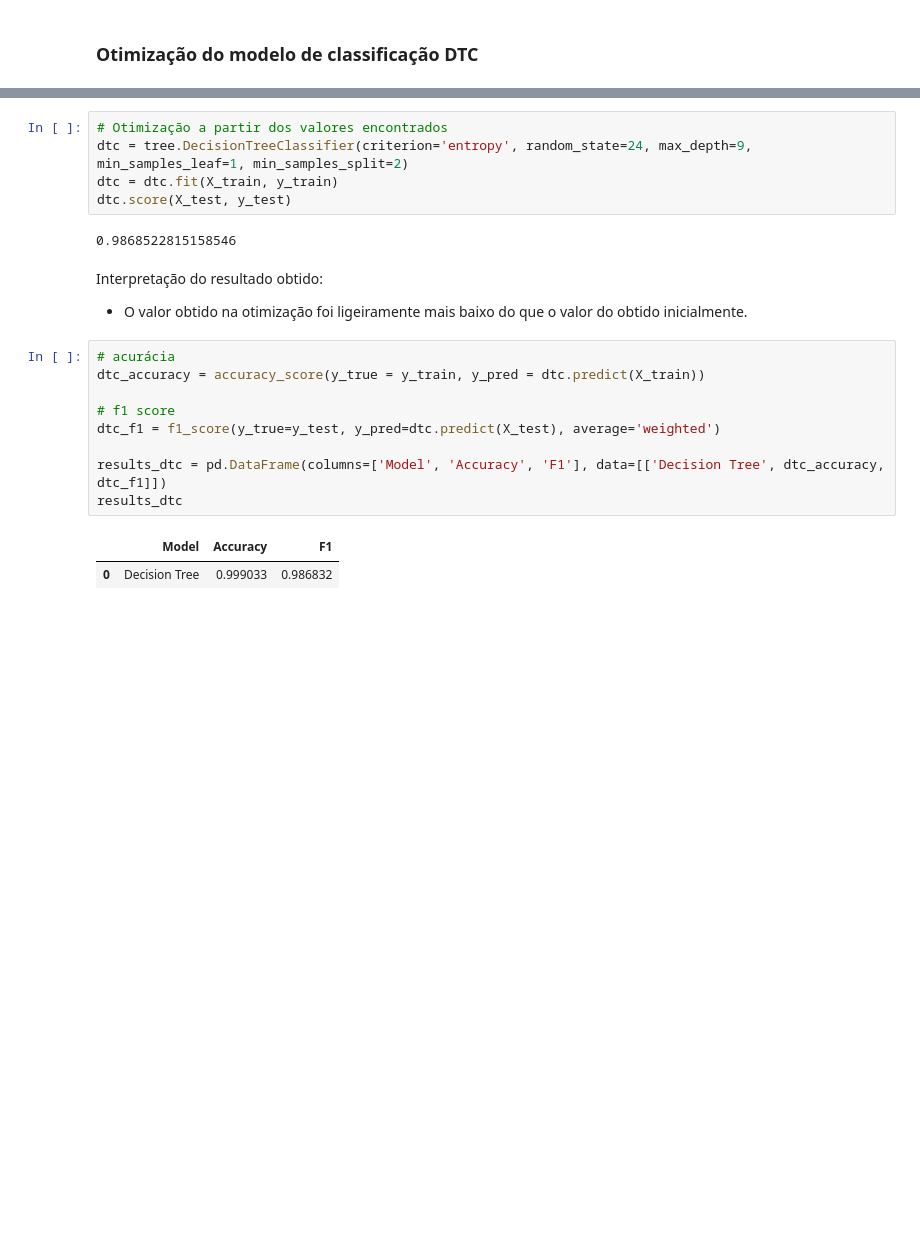
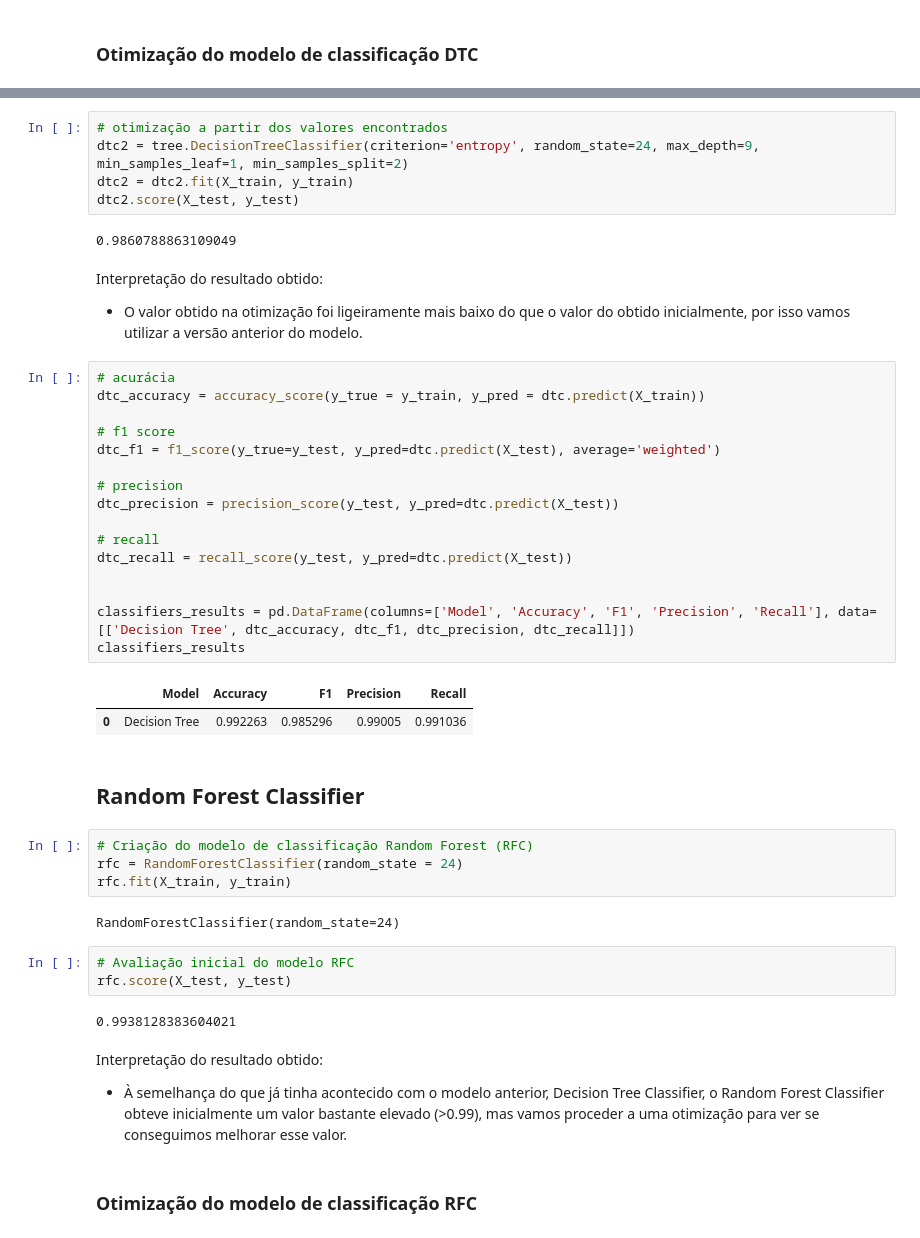
Before and after one commit to miguelamoreira/wineNotebook, a Jupyter notebook: notebook/grupo1.ipynb, the cells around one changed output, grey strips where cells are left out. Drawn from its saved outputs; the diff is of its cells as text; blank space fills up the shorter version.

Commit message:
classificação (devem faltar as confusion matrix e comentarios)

```diff
--- a/notebook/grupo1.ipynb
+++ b/notebook/grupo1.ipynb
@@ -302,22 +300,47 @@ Best parameters:
 # %%
-# Otimização a partir dos valores encontrados
-dtc = tree.DecisionTreeClassifier(criterion='entropy', random_state=24, max_depth=9, min_samples_leaf=1, min_samples_split=2)
-dtc = dtc.fit(X_train, y_train)
-dtc.score(X_test, y_test)
+# otimização a partir dos valores encontrados
+dtc2 = tree.DecisionTreeClassifier(criterion='entropy', random_state=24, max_depth=9, min_samples_leaf=1, min_samples_split=2)
+dtc2 = dtc2.fit(X_train, y_train)
+dtc2.score(X_test, y_test)
 # %% [output]
-0.9868522815158546
+0.9860788863109049
 # %% [markdown]
 Interpretação do resultado obtido:
-- O valor obtido na otimização foi ligeiramente mais baixo do que o valor do obtido inicialmente.
+- O valor obtido na otimização foi ligeiramente mais baixo do que o valor do obtido inicialmente, por isso vamos utilizar a versão anterior do modelo.
 # %%
 # acurácia
 dtc_accuracy = accuracy_score(y_true = y_train, y_pred = dtc.predict(X_train))
 
 # f1 score
 dtc_f1 = f1_score(y_true=y_test, y_pred=dtc.predict(X_test), average='weighted')
 
-results_dtc = pd.DataFrame(columns=['Model', 'Accuracy', 'F1'], data=[['Decision Tree', dtc_accuracy, dtc_f1]])
-results_dtc
+# precision
+dtc_precision = precision_score(y_test, y_pred=dtc.predict(X_test))
+
+# recall
+dtc_recall = recall_score(y_test, y_pred=dtc.predict(X_test))
+
+
+classifiers_results = pd.DataFrame(columns=['Model', 'Accuracy', 'F1', 'Precision', 'Recall'], data=[['Decision Tree', dtc_accuracy, dtc_f1, dtc_precision, dtc_recall]])
+classifiers_results
 # %% [output]
-|  | Model | Accuracy | F1 |
-| 0 | Decision Tree | 0.999033 | 0.986832 |
+|  | Model | Accuracy | F1 | Precision | Recall |
+| 0 | Decision Tree | 0.992263 | 0.985296 | 0.99005 | 0.991036 |
+# %% [markdown]
+## Random Forest Classifier
+# %%
+# Criação do modelo de classificação Random Forest (RFC)
+rfc = RandomForestClassifier(random_state = 24)
+rfc.fit(X_train, y_train)
+# %% [output]
+RandomForestClassifier(random_state=24)
+# %%
+# Avaliação inicial do modelo RFC
+rfc.score(X_test, y_test)
+# %% [output]
+0.9938128383604021
+# %% [markdown]
+Interpretação do resultado obtido:
+- À semelhança do que já tinha acontecido com o modelo anterior, Decision Tree Classifier, o Random Forest Classifier obteve inicialmente um valor bastante elevado (>0.99), mas vamos proceder a uma otimização para ver se conseguimos melhorar esse valor.
+# %% [markdown]
+### Otimização do modelo de classificação RFC
```
Also changed, not shown: parts of 17 cells of this notebook.
